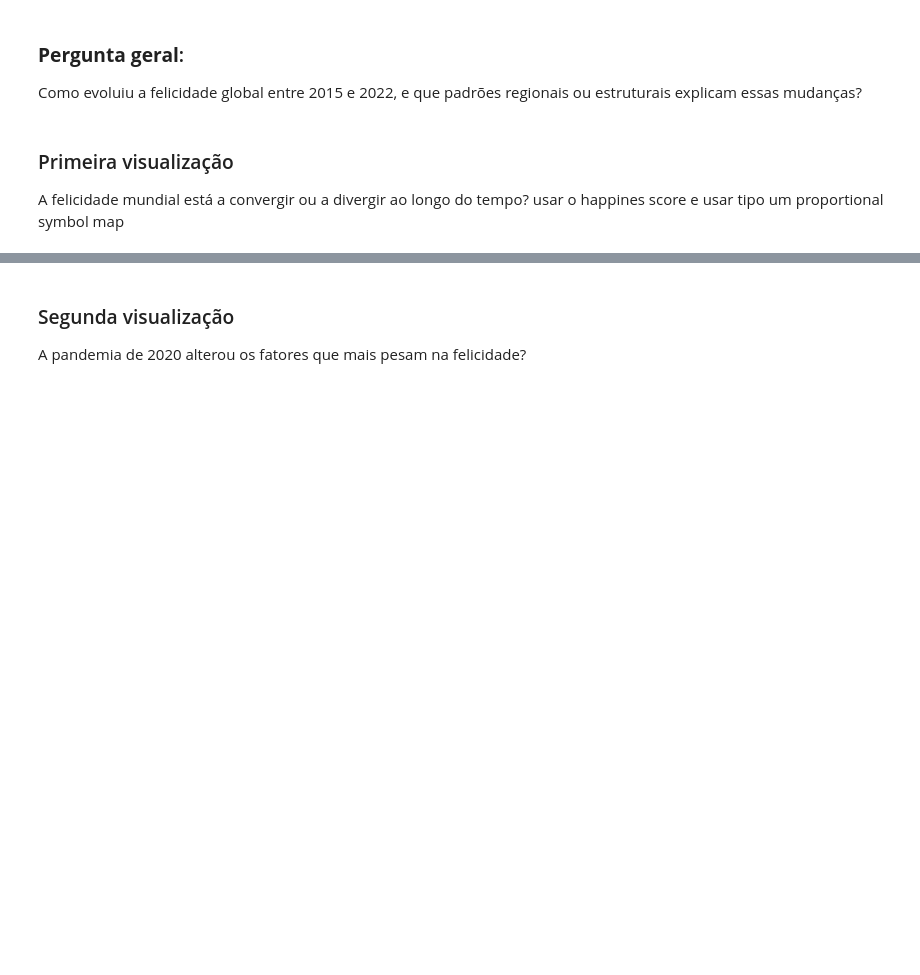
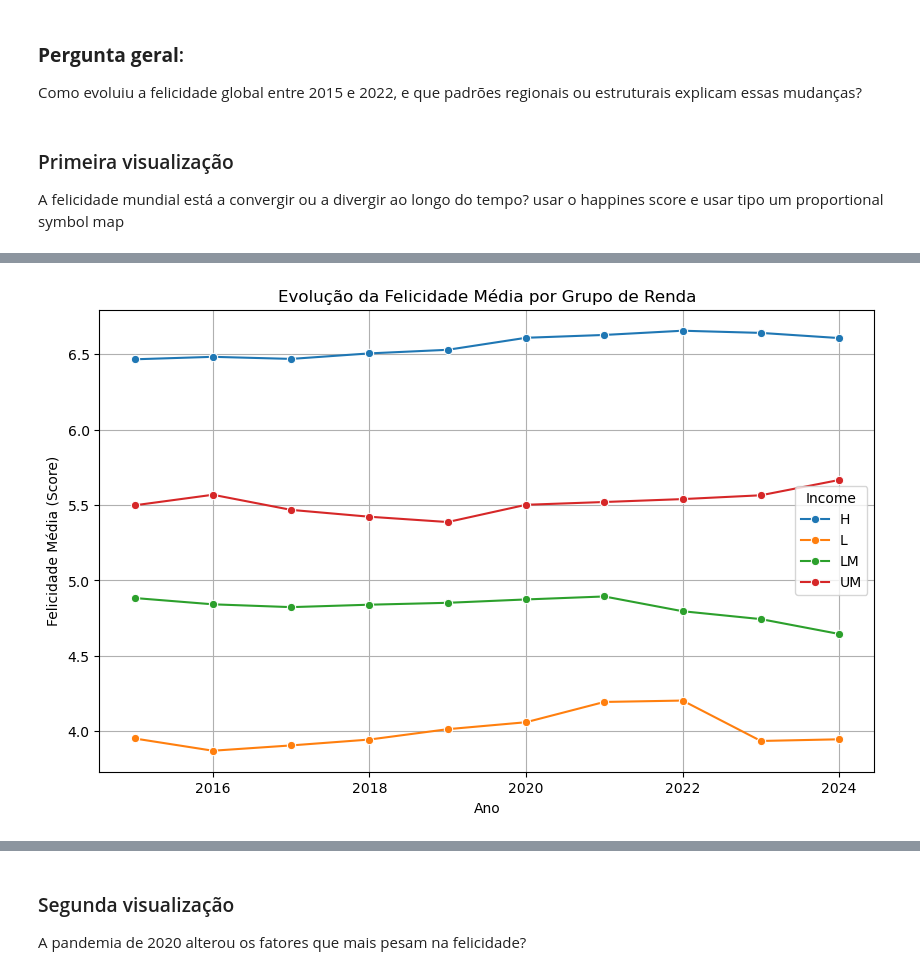
Before and after one commit to reberapower1/VD_Project_2, a Jupyter notebook: project.ipynb, the cells around one changed output, grey strips where cells are left out. Saved outputs shown, nothing was run; the diff lists cells and outputs as text; code cells hidden in the pictures; blank space fills up the shorter version.

```diff
--- a/project.ipynb
+++ b/project.ipynb
@@ -1179,0 +1341,41 @@ usar o happines score e usar tipo um proportional symbol map
+# %%
+import pandas as pd
+import seaborn as sns
+import matplotlib.pyplot as plt
+
+# Combinar todos os anos em um único dataframe
+datasets = {
+    2015: ano_2015,
+    2016: ano_2016,
+    2017: ano_2017,
+    2018: ano_2018,
+    2019: ano_2019,
+    2020: ano_2020,
+    2021: ano_2021,
+    2022: ano_2022,
+    2023: ano_2023,
+    2024: ano_2024
+}
+
+data_list = []
+for year, df in datasets.items():
+    temp = df.copy()
+    temp['Year'] = year
+    data_list.append(temp)
+
+df_all = pd.concat(data_list, ignore_index=True)
+
+# Calcular a média de felicidade por grupo de renda e ano
+df_grouped = df_all.groupby(['Year', 'Income'])['Score'].mean().reset_index()
+
+# Plot
+plt.figure(figsize=(10,6))
+sns.lineplot(data=df_grouped, x='Year', y='Score', hue='Income', marker='o')
+plt.title('Evolução da Felicidade Média por Grupo de Renda')
+plt.ylabel('Felicidade Média (Score)')
+plt.xlabel('Ano')
+plt.legend(title='Income')
+plt.grid(True)
+plt.show()
+# %% [output]
+[figure, added]
```
Also changed, not shown: parts of 18 cells of this notebook.
